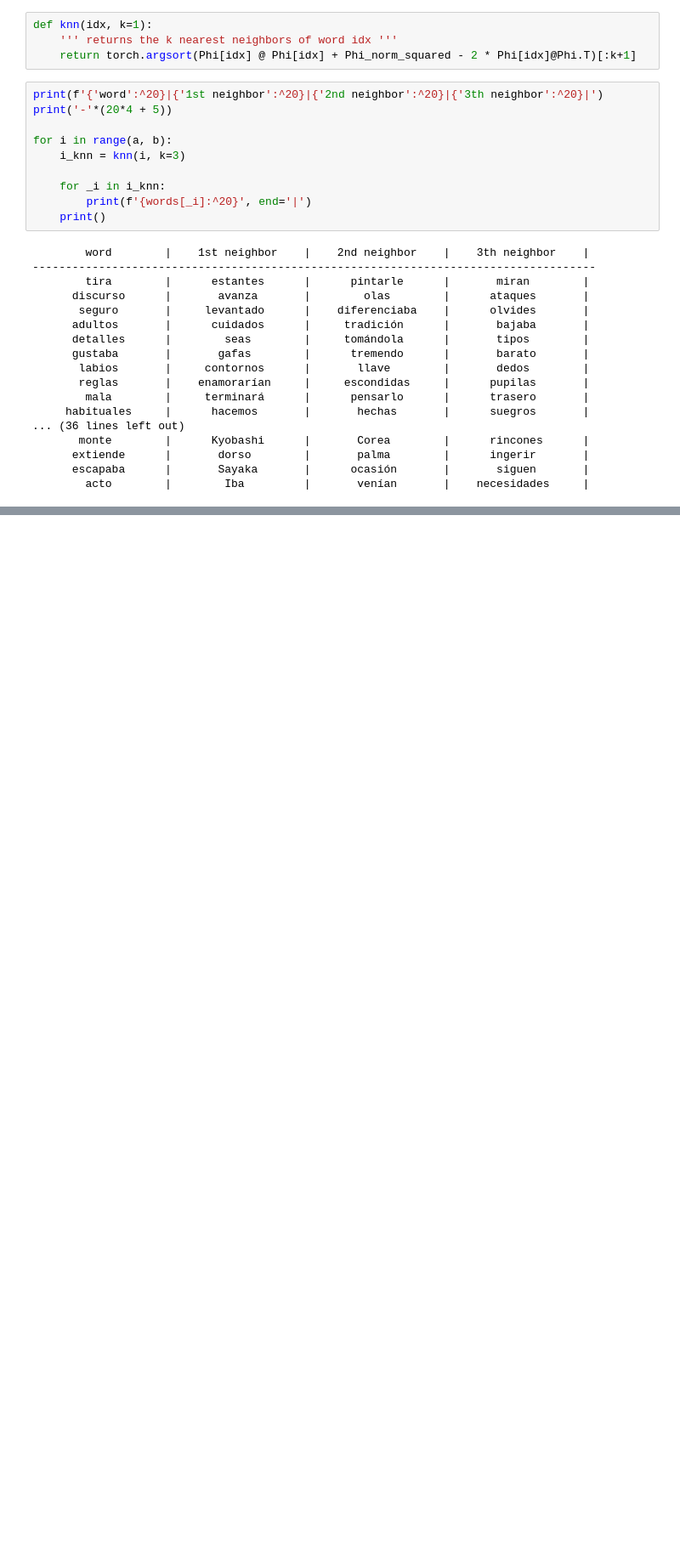
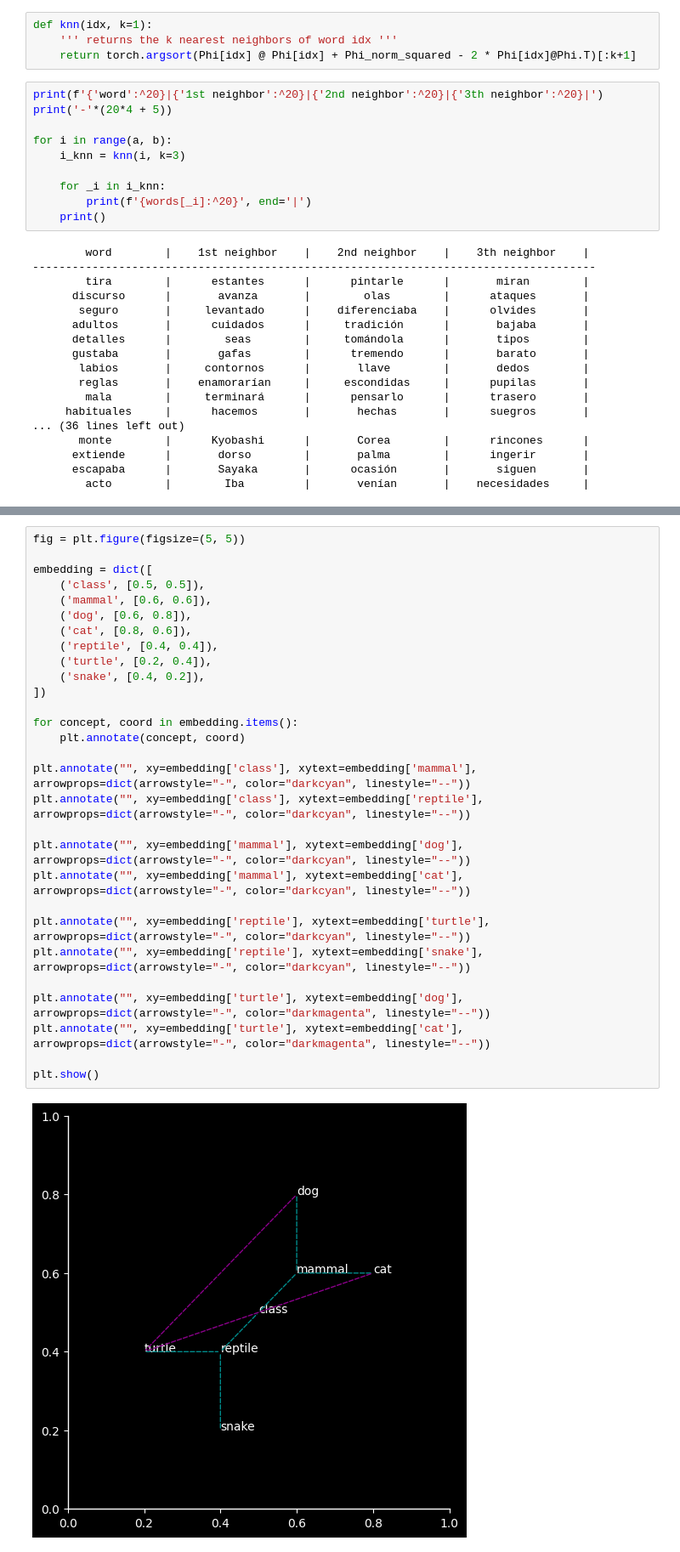
Before and after one commit to sebastian-sanchez-s/sebastian-sanchez-s.github.io, a Jupyter notebook: projects/WordEmbedding/WordEmbedding.ipynb, the cells around one changed output, grey strips where cells are left out. Shown at 85% size. Saved outputs shown, nothing was run; the diff lists cells and outputs as text; blank space fills up the shorter version.

```diff
--- a/projects/WordEmbedding/WordEmbedding.ipynb
+++ b/projects/WordEmbedding/WordEmbedding.ipynb
@@ -418,0 +436,31 @@ for i in range(a, b):
+# %%
+fig = plt.figure(figsize=(5, 5))
+
+embedding = dict([
+    ('class', [0.5, 0.5]),
+    ('mammal', [0.6, 0.6]),
+    ('dog', [0.6, 0.8]),
+    ('cat', [0.8, 0.6]),
+    ('reptile', [0.4, 0.4]),
+    ('turtle', [0.2, 0.4]),
+    ('snake', [0.4, 0.2]),
+])
+
+for concept, coord in embedding.items():
+    plt.annotate(concept, coord)
+
+plt.annotate("", xy=embedding['class'], xytext=embedding['mammal'], arrowprops=dict(arrowstyle="-", color="darkcyan", linestyle="--"))
+plt.annotate("", xy=embedding['class'], xytext=embedding['reptile'], arrowprops=dict(arrowstyle="-", color="darkcyan", linestyle="--"))
+
+plt.annotate("", xy=embedding['mammal'], xytext=embedding['dog'], arrowprops=dict(arrowstyle="-", color="darkcyan", linestyle="--"))
+plt.annotate("", xy=embedding['mammal'], xytext=embedding['cat'], arrowprops=dict(arrowstyle="-", color="darkcyan", linestyle="--"))
+
+plt.annotate("", xy=embedding['reptile'], xytext=embedding['turtle'], arrowprops=dict(arrowstyle="-", color="darkcyan", linestyle="--"))
+plt.annotate("", xy=embedding['reptile'], xytext=embedding['snake'], arrowprops=dict(arrowstyle="-", color="darkcyan", linestyle="--"))
+
+plt.annotate("", xy=embedding['turtle'], xytext=embedding['dog'], arrowprops=dict(arrowstyle="-", color="darkmagenta", linestyle="--"))
+plt.annotate("", xy=embedding['turtle'], xytext=embedding['cat'], arrowprops=dict(arrowstyle="-", color="darkmagenta", linestyle="--"))
+
+plt.show()
+# %% [output]
+[figure, added]
```
Also changed, not shown: parts of 9 cells of this notebook, 2 other files.
